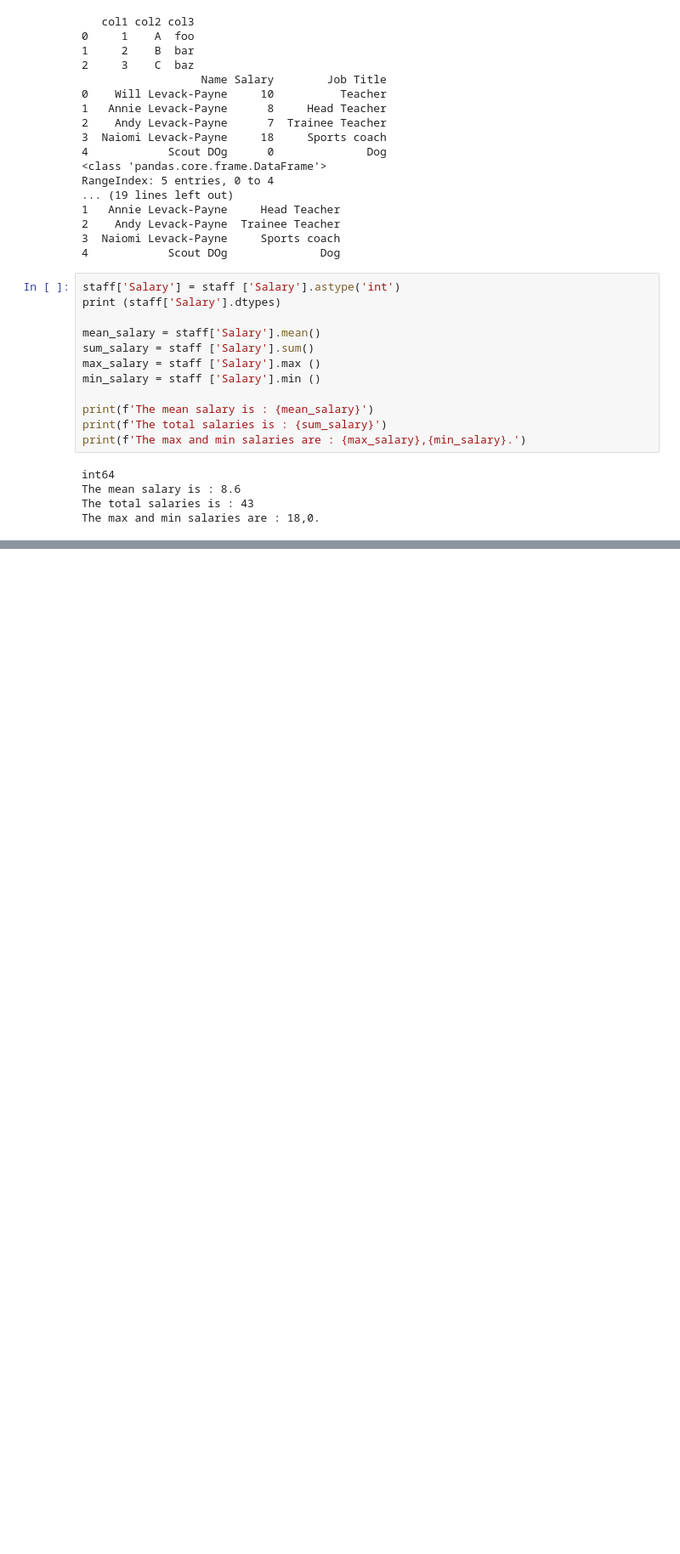
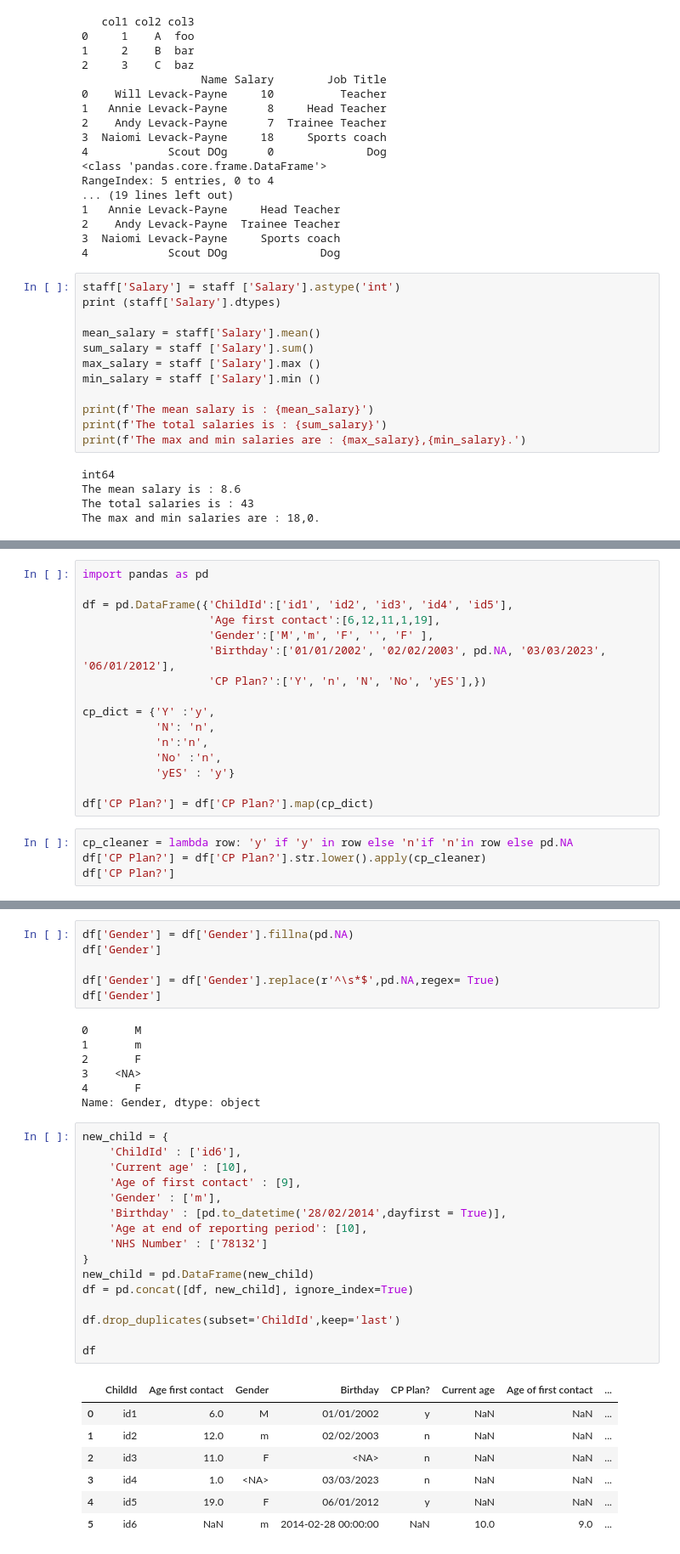
Before and after one commit to andyleung06/python-learning-repo, a Jupyter notebook: Python tutorial code/String and variables.ipynb, the cells around one changed output, grey strips where cells are left out. Shown at 85% size. Saved outputs shown, nothing was run; the diff lists cells and outputs as text; blank space fills up the shorter version.

```diff
--- a/Python tutorial code/String and variables.ipynb
+++ b/Python tutorial code/String and variables.ipynb
@@ -455,0 +561,20 @@ The max and min salaries are : 18,0.
+# %%
+import pandas as pd
+
+df = pd.DataFrame({'ChildId':['id1', 'id2', 'id3', 'id4', 'id5'],
+                   'Age first contact':[6,12,11,1,19],
+                   'Gender':['M','m', 'F', '', 'F' ],
+                   'Birthday':['01/01/2002', '02/02/2003', pd.NA, '03/03/2023', '06/01/2012'],
+                   'CP Plan?':['Y', 'n', 'N', 'No', 'yES'],})
+
+cp_dict = {'Y' :'y',
+           'N': 'n',
+           'n':'n',
+           'No' :'n',
+           'yES' : 'y'}
+
+df['CP Plan?'] = df['CP Plan?'].map(cp_dict)
+# %%
+cp_cleaner = lambda row: 'y' if 'y' in row else 'n'if 'n'in row else pd.NA
+df['CP Plan?'] = df['CP Plan?'].str.lower().apply(cp_cleaner)
+df['CP Plan?']
@@ -455,0 +588,37 @@ The max and min salaries are : 18,0.
+# %%
+df['Gender'] = df['Gender'].fillna(pd.NA)
+df['Gender']
+
+df['Gender'] = df['Gender'].replace(r'^\s*$',pd.NA,regex= True)
+df['Gender']
+# %% [output]
+0       M
+1       m
+2       F
+3    <NA>
+4       F
+Name: Gender, dtype: object
+# %%
+new_child = {
+    'ChildId' : ['id6'],
+    'Current age' : [10],
+    'Age of first contact' : [9],
+    'Gender' : ['m'],
+    'Birthday' : [pd.to_datetime('28/02/2014',dayfirst = True)],
+    'Age at end of reporting period': [10],
+    'NHS Number' : ['78132']
+}
+new_child = pd.DataFrame(new_child)
+df = pd.concat([df, new_child], ignore_index=True)
+
+df.drop_duplicates(subset='ChildId',keep='last')
+
+df
+# %% [output]
+|  | ChildId | Age first contact | Gender | Birthday | CP Plan? | Current age | Age of first contact | ... |
+| 0 | id1 | 6.0 | M | 01/01/2002 | y | NaN | NaN | ... |
+| 1 | id2 | 12.0 | m | 02/02/2003 | n | NaN | NaN | ... |
+| 2 | id3 | 11.0 | F | <NA> | n | NaN | NaN | ... |
+| 3 | id4 | 1.0 | <NA> | 03/03/2023 | n | NaN | NaN | ... |
+| 4 | id5 | 19.0 | F | 06/01/2012 | y | NaN | NaN | ... |
+| 5 | id6 | NaN | m | 2014-02-28 00:00:00 | NaN | 10.0 | 9.0 | ... |
```
Also changed, not shown: parts of 24 cells of this notebook.
